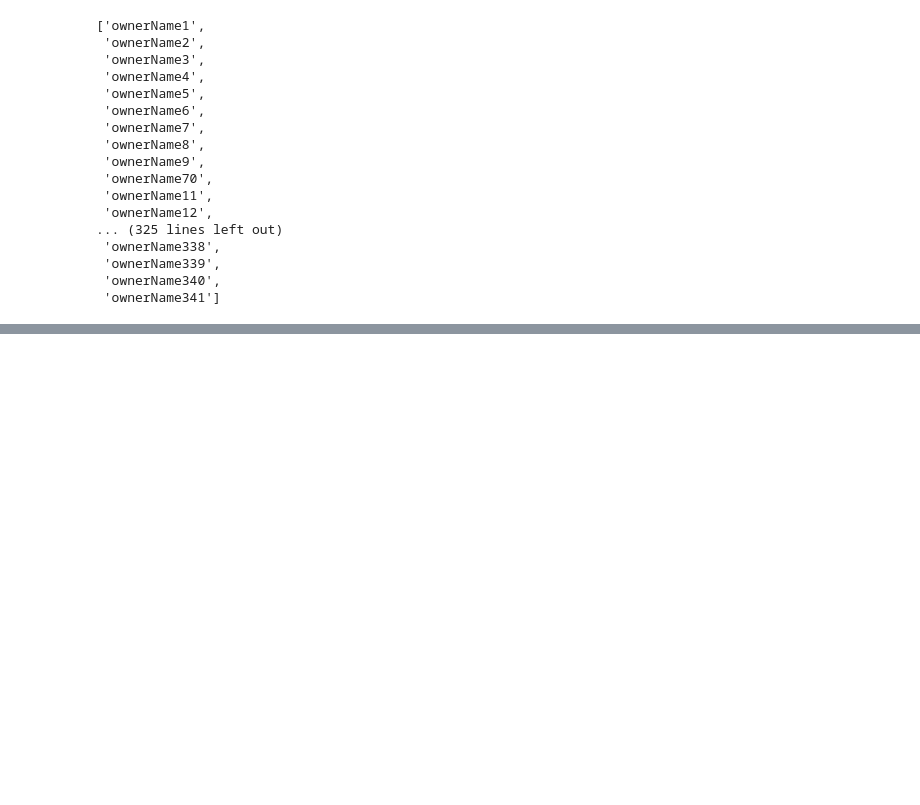
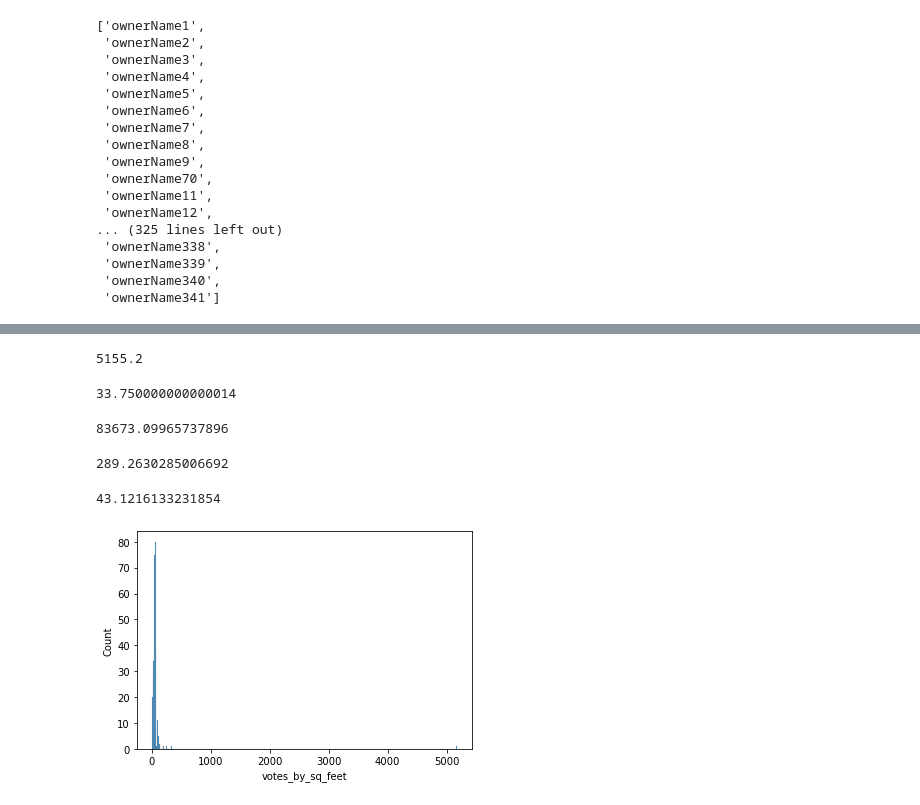
Before and after one commit to okind/DataScience, a Jupyter notebook: Python/Multistory building project/case-study-residential-building-owners-association.ipynb, the cells around one changed output, grey strips where cells are left out. Drawn from its saved outputs; the diff is of its cells as text; code cells hidden in the pictures; blank space fills up the shorter version.

```diff
--- a/Python/Multistory building project/case-study-residential-building-owners-association.ipynb
+++ b/Python/Multistory building project/case-study-residential-building-owners-association.ipynb
@@ -213,0 +258,4 @@ home_owners_info.create_owners_dictionary()
+# %%
+home_owners_df['apt_number'] = home_owners_df['apt_number'].astype('string')
+# %%
+home_owners_df['apt_type'] = home_owners_df['apt_type'].astype('string')
@@ -213,0 +277,4 @@ home_owners_info.create_owners_dictionary()
+# %%
+home_owners_without_missing = home_owners_df.dropna()
+home_owners_without_missing_count = len(home_owners_without_missing.apt_number)
+home_owners_without_missing_count
@@ -213,0 +289,2 @@ home_owners_info.create_owners_dictionary()
+# %%
+home_owners_without_missing = pd.get_dummies(data = home_owners_without_missing, columns = ['apt_ownership_type'], prefix='ownership')
@@ -213,0 +460,32 @@ home_owners_info.create_owners_dictionary()
+# %%
+votes_range = home_owners_without_missing.votes_by_sq_feet.max() - home_owners_without_missing.votes_by_sq_feet.min()
+votes_range
+# %% [output]
+5155.2
+# %%
+votes_inter_quantile_range = home_owners_without_missing.votes_by_sq_feet.quantile(0.75) - home_owners_without_missing.votes_by_sq_feet.quantile(0.25)
+votes_inter_quantile_range
+# %% [output]
+33.750000000000014
+# %%
+votes_variance = home_owners_without_missing.votes_by_sq_feet.var()
+votes_variance
+# %% [output]
+83673.09965737896
+# %%
+votes_standard_deviation = home_owners_without_missing.votes_by_sq_feet.std()
+votes_standard_deviation
+# %% [output]
+289.2630285006692
+# %%
+votes_mean_abs_deviation = home_owners_without_missing.votes_by_sq_feet.mad()
+votes_mean_abs_deviation
+# %% [output]
+43.1216133231854
+# %%
+# Create a histogram plot
+sns.histplot(x='votes_by_sq_feet', data=home_owners_without_missing)
+plt.show()
+plt.close()
+# %% [output]
+[figure, added]
```
Also changed, not shown: parts of 43 cells of this notebook.
